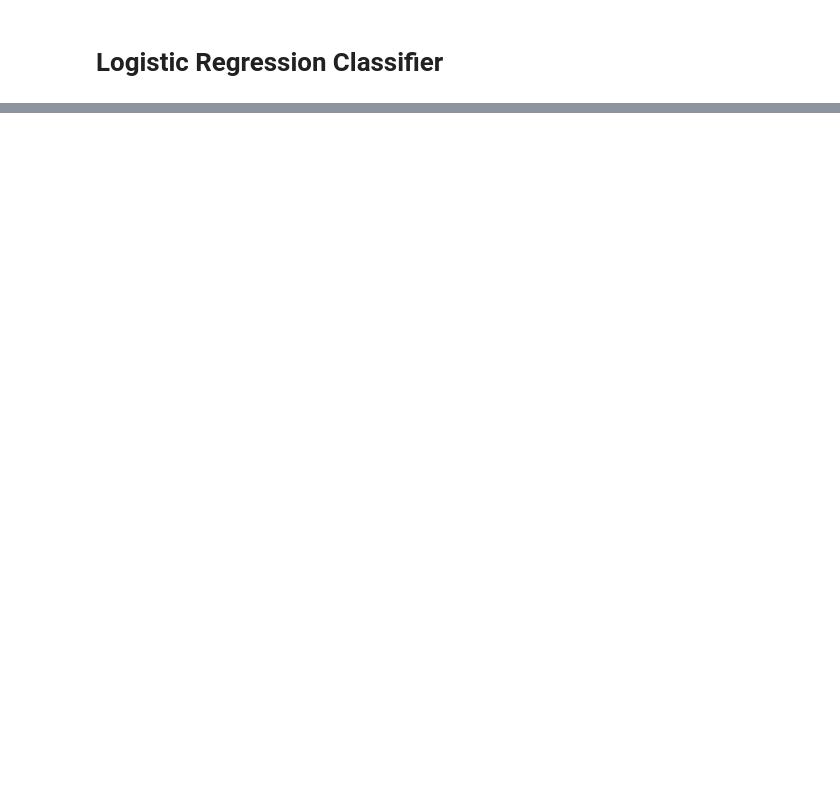
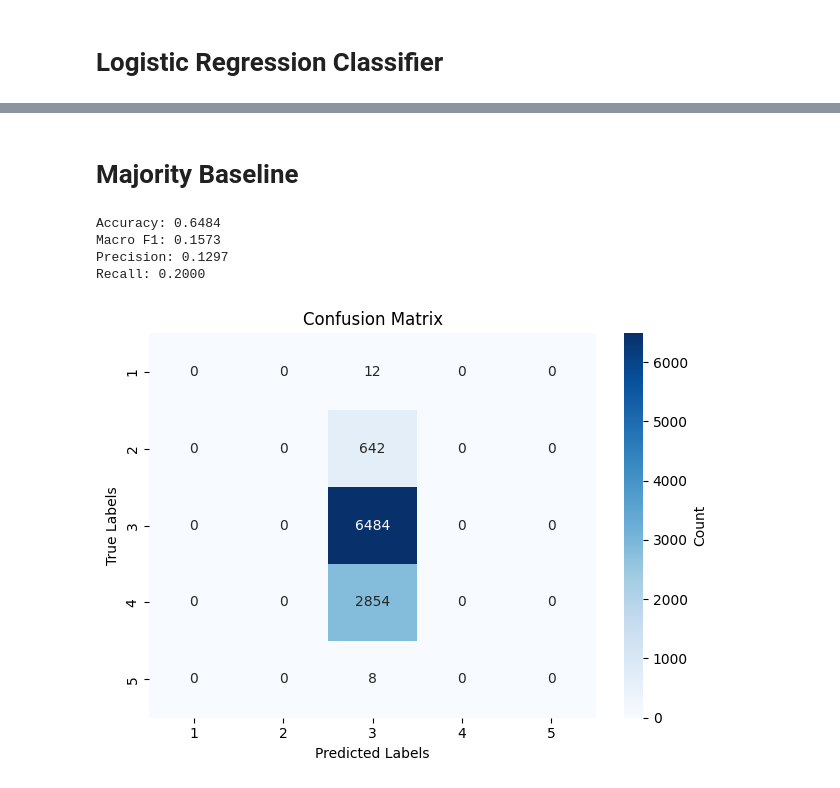
Before and after one commit to MasonJ-A/4NL3_Final_Project, a Jupyter notebook: Baseline Model/Baseline.ipynb, the cells around one changed output, grey strips where cells are left out. Cells and saved outputs as stored; diff of their text form; code cells hidden in the pictures; blank space fills up the shorter version.

```diff
--- a/Baseline Model/Baseline.ipynb
+++ b/Baseline Model/Baseline.ipynb
@@ -116,0 +135,34 @@ model = pickle.load(open('logistic_regression_classifier','rb'))
+# %% [markdown]
+# Majority Baseline
+# %%
+# Model baseline, just predict every review to be 3
+y_pred_baseline = [3] * len(test_texts)
+
+# Calculate metrics
+acc_baseline = accuracy_score(test_labels, y_pred_baseline)
+f1_baseline = f1_score(test_labels, y_pred_baseline, average='macro')
+precision_baseline = precision_score(test_labels, y_pred_baseline, average='macro')
+recall_baseline = recall_score(test_labels, y_pred_baseline, average='macro')
+
+print(f'Accuracy: {acc_baseline:.4f}')
+print(f'Macro F1: {f1_baseline:.4f}')
+print(f'Precision: {precision_baseline:.4f}')
+print(f'Recall: {recall_baseline:.4f}')
+
+# confusion matrix
+cm_baseline = confusion_matrix(test_labels, y_pred_baseline, labels=labels)
+
+ax = heatmap(cm_baseline, annot=True, fmt='d', cmap="Blues",
+             xticklabels=labels, yticklabels=labels,
+             cbar_kws={'label': 'Count'})
+ax.set_xlabel('Predicted Labels')
+ax.set_ylabel('True Labels')
+ax.set_title('Confusion Matrix')
+plt.tight_layout()
+plt.show()
+# %% [output]
+Accuracy: 0.6484
+Macro F1: 0.1573
+Precision: 0.1297
+Recall: 0.2000
+[figure, added]
```
Also changed, not shown: parts of 8 cells of this notebook, 2 other files.
